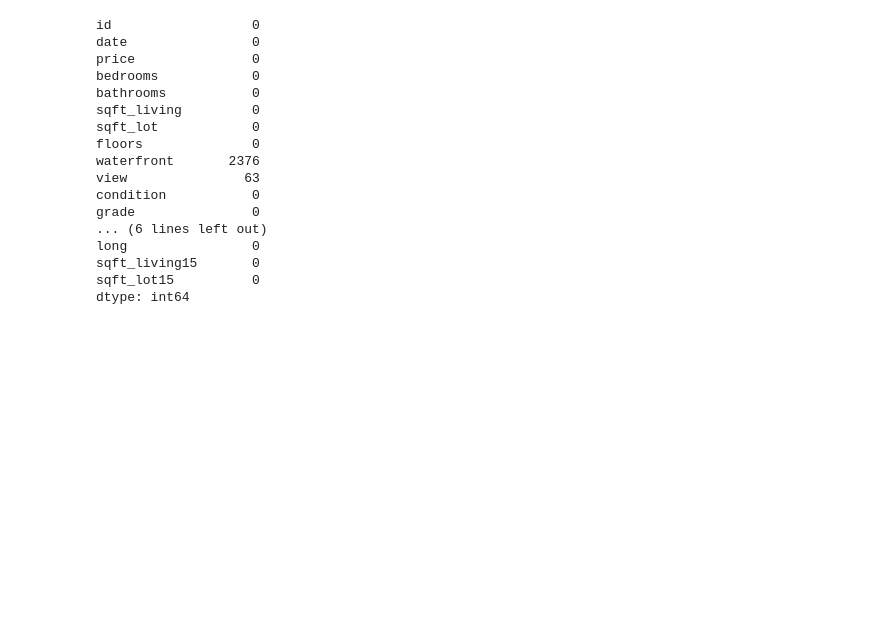
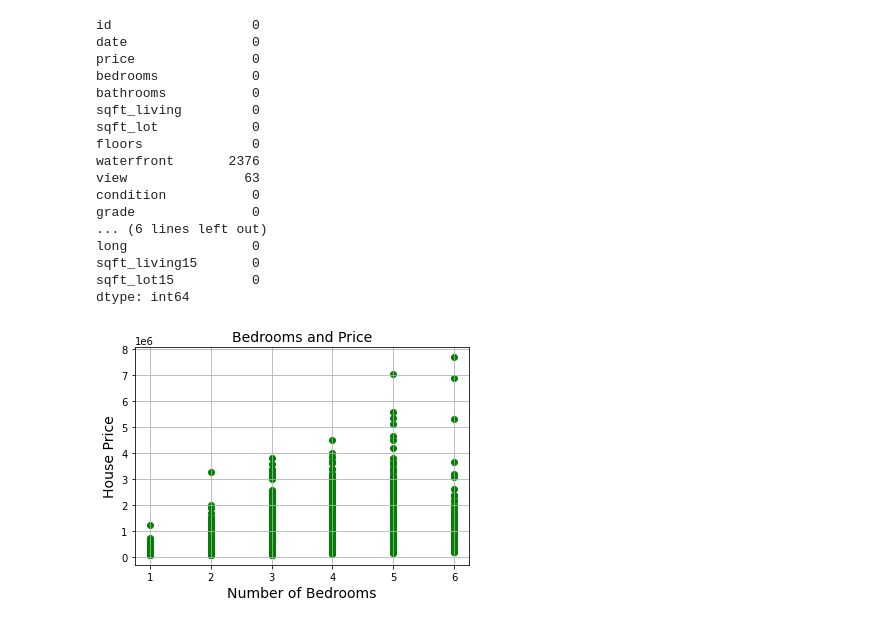
Before and after one commit to justinweible/Housing_Data_Analysis, a Jupyter notebook: data/bed_bath_floor_yr.ipynb, the cells around one changed output. Drawn from its saved outputs; the diff is of its cells as text; code cells hidden in the pictures; blank space fills up the shorter version.

```diff
--- a/data/bed_bath_floor_yr.ipynb
+++ b/data/bed_bath_floor_yr.ipynb
@@ -13,3 +16,7 @@ df.head()
 | 3 | 2487200875 | 12/9/2014 | 604000.0 | 4 | 3.00 | 1960 | 5000 | 1.0 | 0.0 | 0.0 | ... |
 | 4 | 1954400510 | 2/18/2015 | 510000.0 | 3 | 2.00 | 1680 | 8080 | 1.0 | 0.0 | 0.0 | ... |
 5 rows × 21 columns
+# %%
+value_counts_bed=df['bedrooms'].value_counts()
+to_remove = value_counts_bed[value_counts_bed <=50].index
+df = df[~df.bedrooms.isin(to_remove)]
@@ -51 +59,5 @@ df['bathrooms'].value_counts()
 Name: bathrooms, dtype: int64
+# %%
+value_counts_bath=df['bathrooms'].value_counts()
+to_remove_bath = value_counts_bath[value_counts_bath <=80].index
+df = df[~df.bathrooms.isin(to_remove_bath)]
@@ -52,3 +91,7 @@ Name: bathrooms, dtype: int64
+# %%
+value_counts_floors=df['floors'].value_counts()
+to_remove_floor = value_counts_floors[value_counts_floors <=10].index
+df = df[~df.floors.isin(to_remove_floor)]
 # %%
 df['floors'].value_counts()
 # %% [output]
@@ -111,3 +202,12 @@ sqft_lot15          0
 dtype: int64
 # %%
 df['yr_renovated'] = df['yr_renovated'].fillna(0)
+# %%
+plt.scatter(df['bedrooms'], df['price'], color='green')
+plt.title('Bedrooms and Price', fontsize=14)
+plt.xlabel('Number of Bedrooms', fontsize=14)
+plt.ylabel('House Price', fontsize=14)
+plt.grid(True)
+plt.show()
+# %% [output]
+[figure, added]
```
Also changed, not shown: parts of 19 cells of this notebook.
